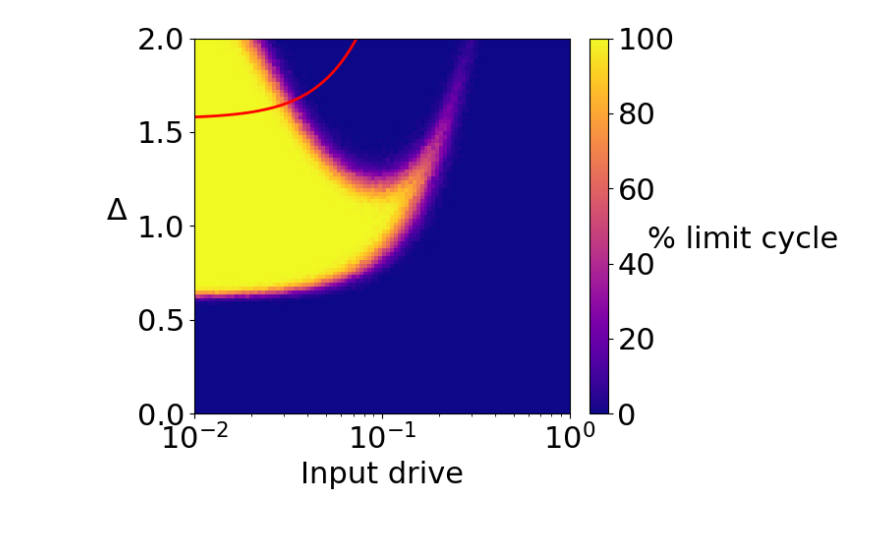
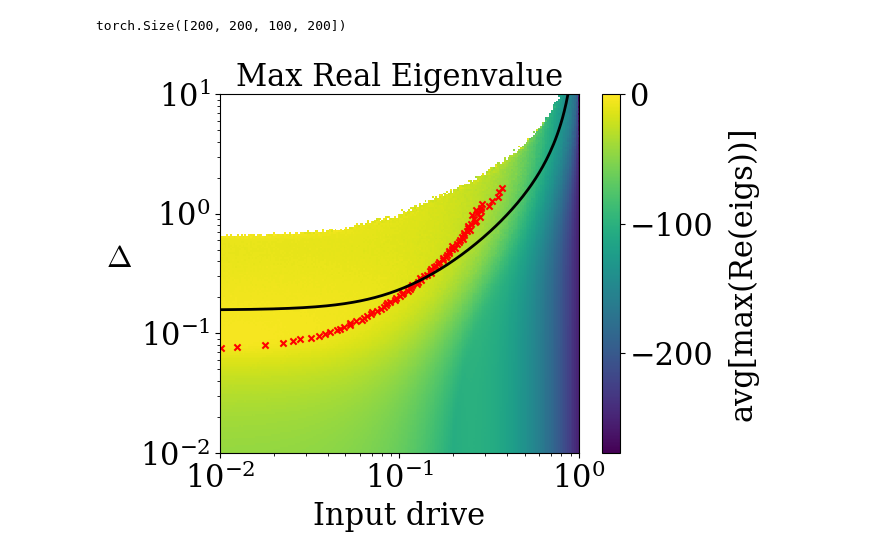
Before and after one commit to shivangrawat/perturbed_organics, a Jupyter notebook: examples/plot_phase_localized.ipynb, the cells around one changed output. Drawn from its saved outputs; the diff is of its cells as text; code cells hidden in the pictures; blank space fills up the shorter version.

```diff
--- a/examples/plot_phase_localized.ipynb
+++ b/examples/plot_phase_localized.ipynb
@@ -35,7 +38,7 @@ num_tasks = params['num_tasks']
 num_delta = params['num_delta']
 num_input = params['num_input']
 num_trials = params['num_trials']
-input_scale = params['input_scale']
+delta_scale = params['delta_scale']
 delta_range = np.array(params['delta_range'])
 input_range = np.array(params['input_range'])
 # %%
@@ -58,7 +64,6 @@ percent_unstable = bool_unstable.float().mean(dim=2) * 100
 # %%
 # analytical prediction from perturbation theory
 num_points_to_exclude = 3
-
 norm_sol = []
 for input_norm in input_range:
     z = utils.make_input_drive(N=N, input_type=params['model_name'], input_norm=input_norm)
@@ -66,11 +71,13 @@ for input_norm in input_range:
     norm_sol.append(torch.norm(norm_eqn).item())
 norm_sol = np.array(norm_sol)
 
-# analytical solution for the mean of the fixed point
 G = (1 - np.sqrt(params['sigma'] ** 2 + input_range ** 2)) / (params['sigma'] ** 2 + input_range ** 2)
 anaytical_pop_mean = norm_sol + mu_val * input_range * G
 
-delta_c =  math.sqrt(2 * N) * anaytical_pop_mean / (G * input_range)
+delta_c =  math.sqrt(2) * anaytical_pop_mean / (G * input_range)
 delta_c = delta_c[:-num_points_to_exclude]
 new_input_norm = input_range[:-num_points_to_exclude]
+# %%
+folder_loc = f'../figures/mu_{mu}/fig_phase_diagram_localized'
+os.makedirs(folder_loc, exist_ok=True)
 # %%
@@ -162,0 +141,5 @@ plt.show()
+# %%
+eigvals = torch.load(os.path.join(path, f'eigvals_J.pt'))
+print(eigvals.shape) # num_delta, num_input, num_trials, 2*N)
+# %% [output]
+torch.Size([200, 200, 100, 200])
@@ -163,36 +200,62 @@ plt.show()
 # %%
+# Compute the maximum real part for each trial (max over eigenvalue index)
+max_real_each_trial = torch.max(eigvals.real, dim=3)[0]  # shape: (num_delta, num_input, num_trials)
 
+# Average over trials to get a 2D phase diagram (if desired)
+max_real_avg = torch.nanmean(max_real_each_trial, dim=2)      # shape: (num_delta, num_input)
+# calcluate the standard deviation
+max_real_std = utils.nanstd(max_real_each_trial, dim=2)
+
+# Convert to NumPy for plotting
+max_real_avg_np = max_real_avg.numpy()
+max_real_std_np = max_real_std.numpy()
+
+# Determine vmin and vmax ignoring NaN values
+vmin = np.nanmin(max_real_avg_np)
+vmax = np.nanmax(max_real_avg_np)
+
+# Plot the phase diagram for max(real(eigenvalues)) using a sequential colormap ("viridis")
 plt.figure(figsize=(7.5, 5))
-norm = mcolors.Normalize(vmin=0, vmax=100, clip=False)
-mesh = plt.pcolormesh(input_range, delta_range, percent_limit_cycle, cmap='plasma', norm=norm)
-plt.plot(new_input_norm, delta_c, color='r', linewidth=2.0, label=r'$\Delta_c$')
-
-
+norm = mcolors.Normalize(vmin=vmin, vmax=0.0, clip=False)
+mesh = plt.pcolormesh(input_range, delta_range, max_real_avg_np, cmap='viridis', norm=norm)
+plt.plot(new_input_norm, delta_c, color='k', linewidth=2.0, label=r'$\Delta_c$')
 colorbar = plt.colorbar(mesh, fraction=0.046, pad=0.04)
 colorbar.ax.tick_params(labelsize=22)
-colorbar.ax.set_ylabel(r"% limit cycle", fontsize=22, rotation=0, labelpad=50)
+colorbar.set_label('avg[max(Re(eigs))]', fontsize=22, rotation=90, labelpad=10)
+
+# plot the intersection of the curves from fig3
+plt.scatter(fitted_intersection, delta_range, color='r', s=20, marker='x')
+
+# plt.plot(fitted_intersection, delta_range, color='red', linewidth=2.0)
+
 plt.xlabel('Input drive', fontsize=22)
 plt.ylabel(r'$\Delta$', fontsize=22, rotation=0, labelpad=15)
-plt.gca().yaxis.set_major_locator(ticker.MaxNLocator(4))
 plt.xticks(fontsize=22)
 plt.yticks(fontsize=22)
+plt.title("Max Real Eigenvalue", fontsize=22)
 
+ax = plt.gca()
+if delta_scale == 'log-scale':
+    plt.yscale('log')  # Ensure the axis is in log scale
+    y_span = np.log10(delta_range[-1]) - np.log10(delta_range[0])
+else:
+    y_span = delta_range[-1] - delta_range[0]
 
-# Set the aspect ratio so that grid cells are square:
-if input_scale == "log-scale":
-    plt.xscale('log')  # Ensure the axis is in log scale
-    ax = plt.gca()
-    x_span = np.log10(input_range[-1]) - np.log10(input_range[0])
-    y_span = delta_range[-1] - delta_range[0]
-    ax.set_aspect(x_span / y_span, adjustable='box')
+plt.xscale('log')
+x_span = np.log10(input_range[-1]) - np.log10(input_range[0])
+ax.set_aspect(x_span / y_span, adjustable='box')
 
 plt.xlim([input_range[0], input_range[-1]])
 plt.ylim([delta_range[0], delta_range[-1]])
 
+file_name = f'avg_eigvals_{input_type}'
+file_save_path = os.path.join(folder_loc, file_name)
+
 plt.tight_layout()
-plt.savefig(f'../figures/fig4/percent_limit_cycle_{input_type}.png', bbox_inches='tight')
-plt.savefig(f'../figures/fig4/percent_limit_cycle_{input_type}.svg', format='svg', bbox_inches='tight', dpi=300)
-plt.savefig(f'../figures/fig4/percent_limit_cycle_{input_type}.eps', format='eps', bbox_inches='tight', dpi=300)
+plt.savefig(f'{file_save_path}.png', bbox_inches='tight')
+plt.savefig(f'{file_save_path}.svg', format='svg', bbox_inches='tight', dpi=300)
+plt.savefig(f'{file_save_path}.eps', format='eps', bbox_inches='tight', dpi=300)
+
 plt.show()
 # %% [output]
-[figure, old version]
+[figure, new version]
```
Also changed, not shown: parts of 11 cells of this notebook, 7 other files.
